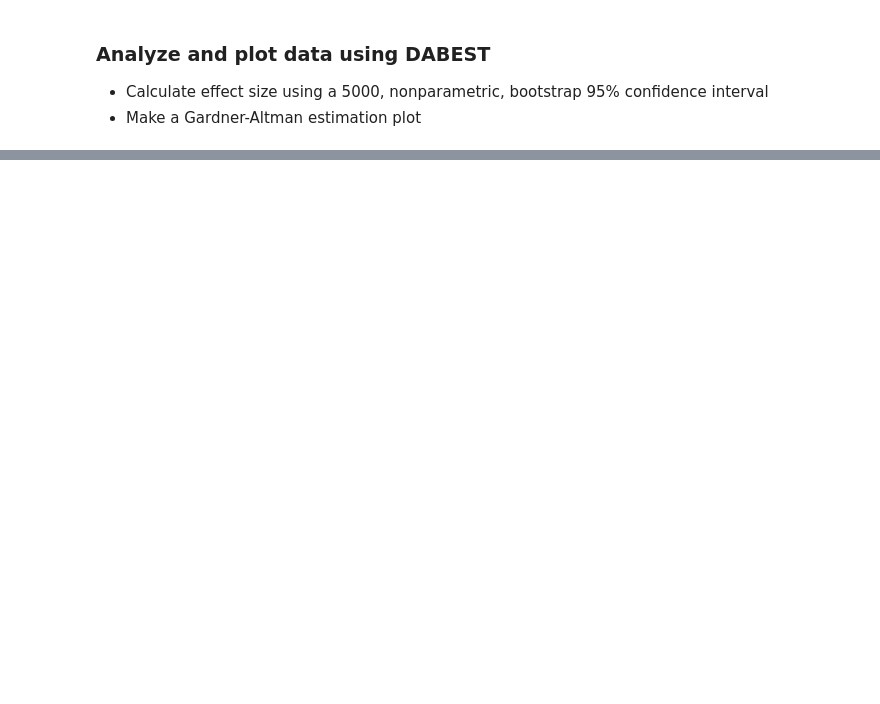
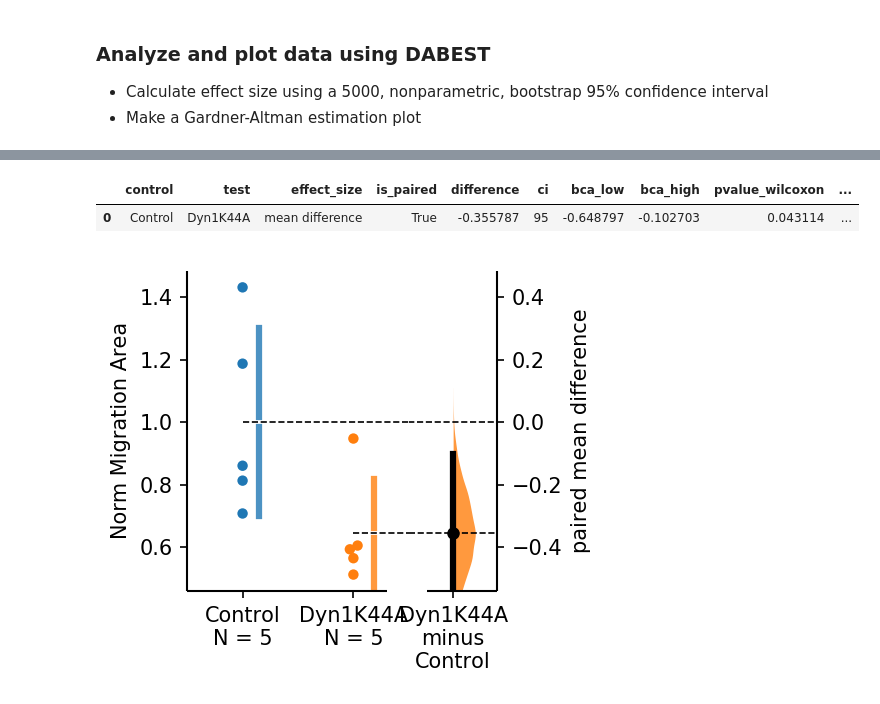
Before and after one commit to candrews19/data, a Jupyter notebook: nSMase2/MigrationArea/Mike_MigrationAnalysis.ipynb, the cells around one changed output, grey strips where cells are left out. Cells and saved outputs as stored; diff of their text form; code cells hidden in the pictures; blank space fills up the shorter version.

```diff
--- a/nSMase2/MigrationArea/Mike_MigrationAnalysis.ipynb
+++ b/nSMase2/MigrationArea/Mike_MigrationAnalysis.ipynb
@@ -25,7 +25,7 @@ dabest v0.2.4
 ### Assemble image data into a single dataframe
 # %%
 # Add analysis date here to apply to dataframe
-analysis_date = '20190709'
+analysis_date = '20190717'
 
 path = os.path.abspath('')+'/CSVs/'
 full_df = pd.DataFrame()
@@ -40,6 +40,13 @@ for file_ in glob.glob(path + "/*.csv"):
     df['delete1'], df['ROI'], df['delete2'], df['delete3'] = zip(*df['Label'].map(lambda x: x.split(':')))
     (df['ExptDate'], df['Treatment'], df['Dose'], df['Stains'], df['Embryo'],
         df['Somites'], df['ImageMag']) = zip(*df['Image'].map(lambda x: x.split('_')))
+
+    # Issues with Dyn1 dataset
+        #Need to drop 'Min' and 'Max' columns from CSVs (measured too many things), and exclude 0,5ugul dose
+    if 'Max' in df.columns:
+        df = df.drop(['Max', 'Min'], axis=1)
+        df = df[df.Dose != '0,5ugul']
+
     list_.append(df)
 
 full_df = pd.concat(list_)
@@ -177,3 +192,12 @@ def plot_my_data(treatment, cntl_dataset, expt_dataset, yaxis_label, figname):
+# %%
+# Dyn1K44a
+fig1, stats = plot_my_data('NC11m3Dyn1K44A', 'Control', 'Dyn1K44A', 'Norm Migration Area', 'Dyn1K44A');
+fig1
+stats
+# %% [output]
+|  | control | test | effect_size | is_paired | difference | ci | bca_low | bca_high | pvalue_wilcoxon | ... |
+| 0 | Control | Dyn1K44A | mean difference | True | -0.355787 | 95 | -0.648797 | -0.102703 | 0.043114 | ... |
+[figure, added]
 # %%
 # nSMase2 MO vs Control MO
 fig1, stats = plot_my_data('SMPD3MO', 'Control MO', 'nSMase2 MO', 'Norm Migration Area', 'nSMase2MO');
```
Also changed, not shown: parts of 1 cell of this notebook, 1 other file.
